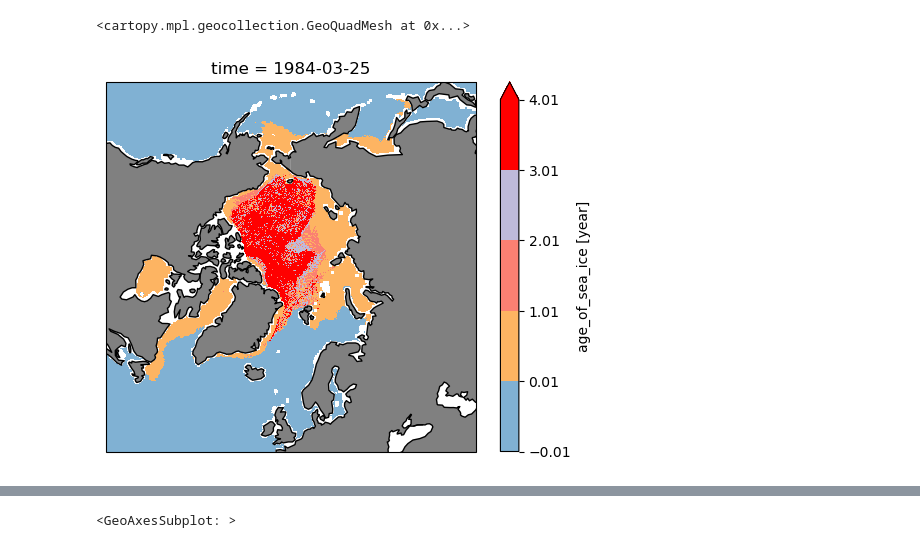
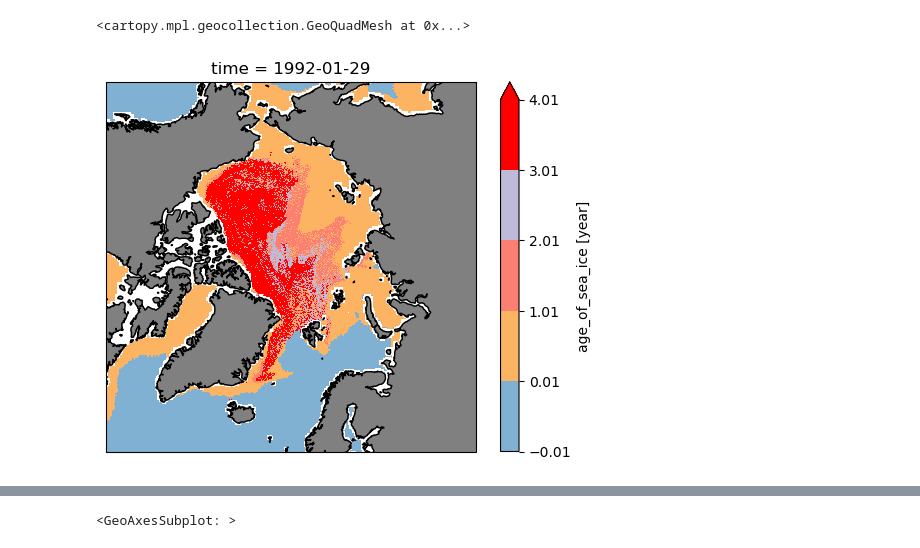
Before and after one commit to shanqi1998/ArcticZone, a Jupyter notebook: test.ipynb, the cells around one changed output, grey strips where cells are left out. Saved outputs shown, nothing was run; the diff lists cells and outputs as text; code cells hidden in the pictures.

```diff
--- a/test.ipynb
+++ b/test.ipynb
@@ -11,23 +15,24 @@ import matplotlib as mpl
 # %%
 data = xr.open_dataset("../data/nsidc_iceage.1984_2020.7daily.nc")
 # %%
-iceage = data.age_of_sea_ice[12,:,:]
+iceage = data.age_of_sea_ice[420,:,:]
 # %%
 lat = data['latitude']
 lon = data['longitude']
 # %%
 iceage_mask = iceage.where((iceage!=20)&(iceage!=21))
 
 colors = ["white","#80b1d3","#fdb462","#b3de69","#fb8072","#bebada","red"]
 boundary = [-0.01,0.01,1.01,2.01,3.01,4.01]
 iceage_cm = mpl.colors.ListedColormap(colors)
 norm = mpl.colors.BoundaryNorm(boundaries=boundary, ncolors=iceage_cm.N, extend='both')
 
 proj = ccrs.LambertAzimuthalEqualArea(central_latitude=90)
 ax = plt.axes(projection = proj)
 ax.coastlines()
-ax.add_feature(cfeature.LAND,facecolor="gray")
+ax.add_feature(cfeature.LAND,color="gray")
+ax.set_extent([-180,180,60,90],ccrs.PlateCarree())
 iceage_mask.plot.pcolormesh(ax=ax, cmap=iceage_cm, norm=norm)
 # %% [output]
 <cartopy.mpl.geocollection.GeoQuadMesh at 0x...>
-[figure, old version]
+[figure, new version]
```
Also changed, not shown: parts of 21 cells of this notebook.
